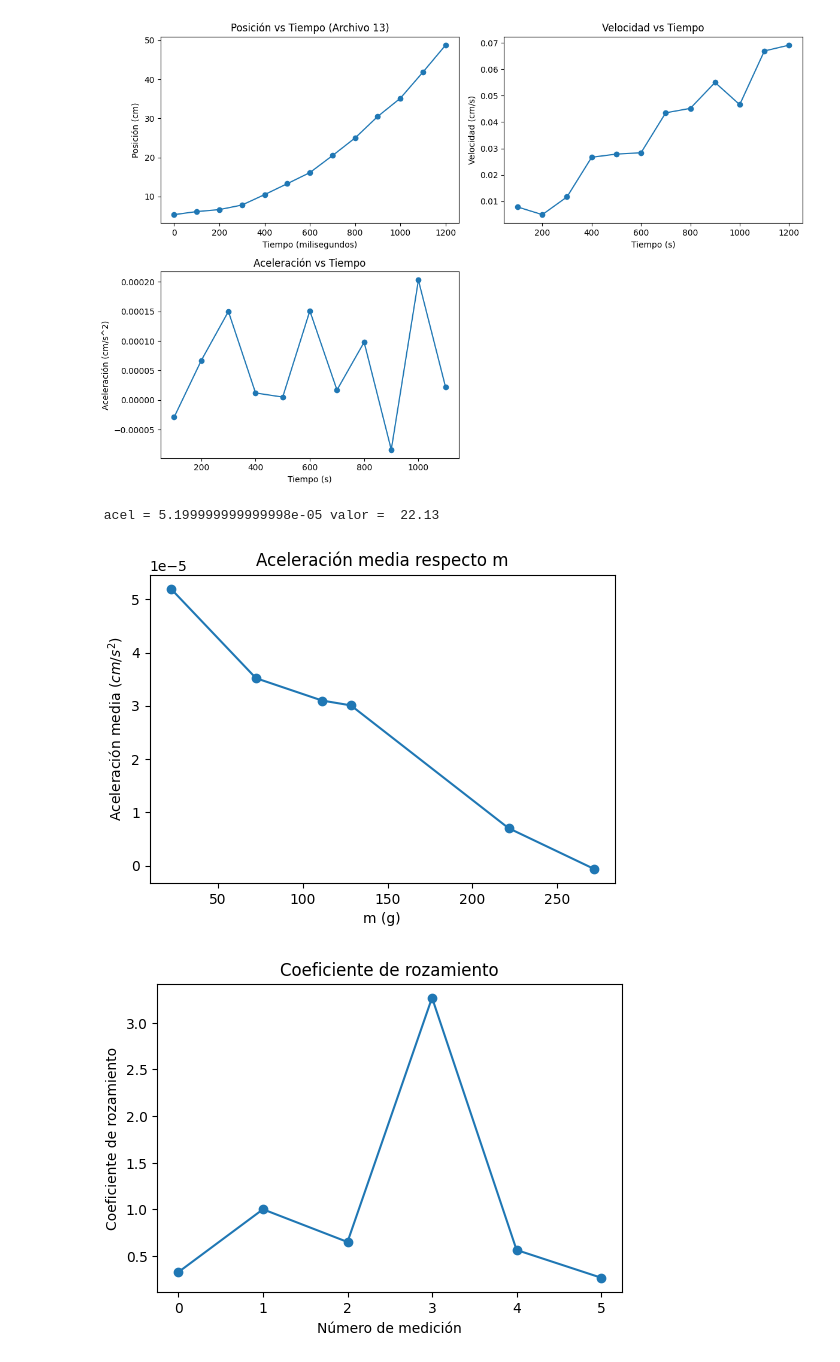
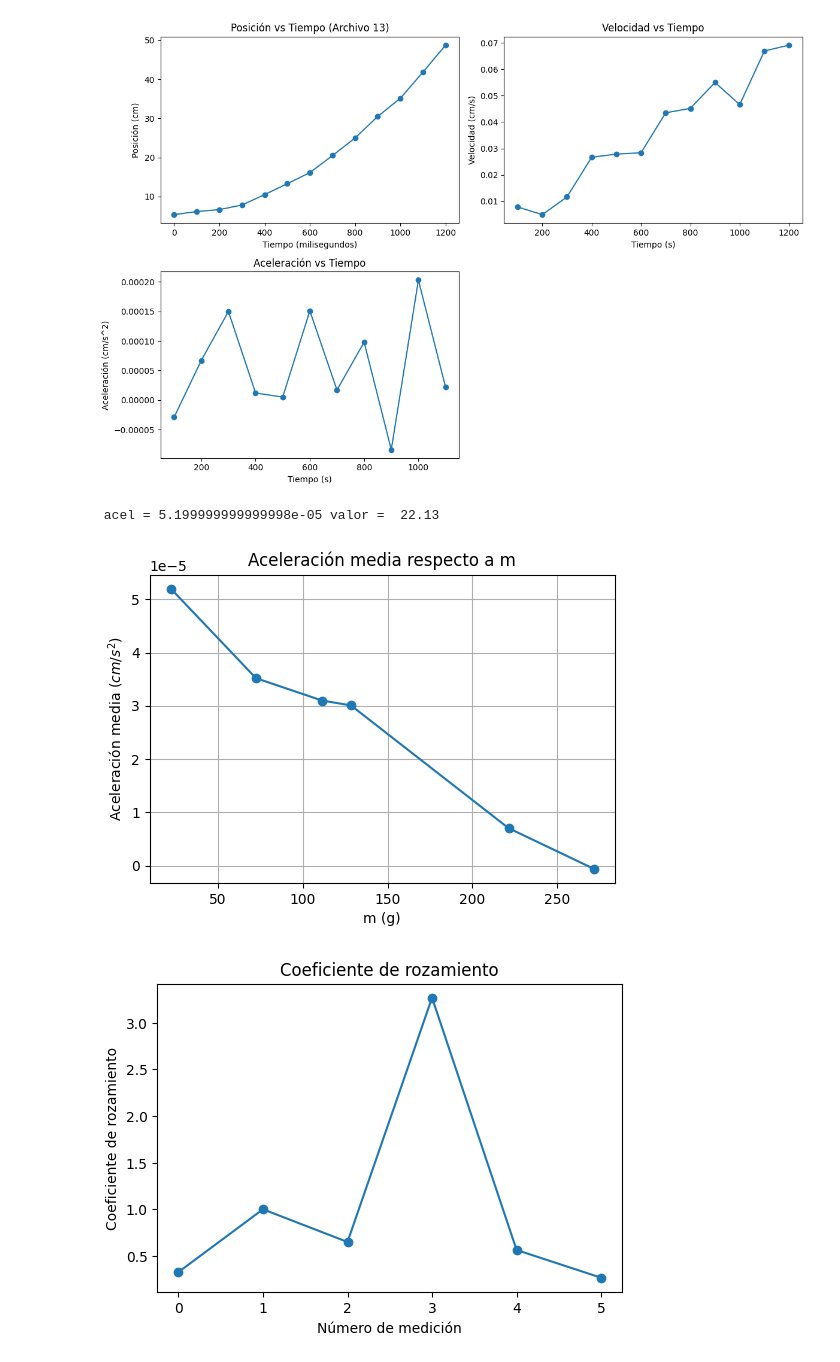
Before and after one commit to BryanDrexler/Fisica_TP3, a Jupyter notebook: tp3.ipynb, the cells around one changed output. Drawn from its saved outputs; the diff is of its cells as text; code cells hidden in the pictures.

```diff
--- a/tp3.ipynb
+++ b/tp3.ipynb
@@ -148,36 +148,36 @@ def acel_vs_masa(datos, valor_m, valor_M ):
     aceleraciones_medias =[]
 
     for i, datos_archivo in enumerate(datos):
         # Extraemos los tiempos y posiciones
         tiempos = [float(dato[0]) for dato in datos_archivo]
         posiciones = [float(dato[1]) for dato in datos_archivo]
 
         # Restamos el primer tiempo a todos los tiempos
         primer_tiempo = tiempos[0]
         tiempos = [t - primer_tiempo for t in tiempos]
 
         # Obtenemos las masas m y M para este conjunto de datos
         m, M = valor_m[i-1], valor_M[i-1]
 
-
         aceleracion_media, velocidades_media = calcular_y_graficar(tiempos, posiciones, m, M)
         if i == 3: print(f" acel = {aceleracion_media} valor =  {valor_m[i]}")
         aceleraciones_medias.append(aceleracion_media)
         if i == 5: break
     # Graficamos la aceleración media en función de m
     aceleraciones_medias, valor_m = zip(*sorted(zip(aceleraciones_medias, valor_m)))
     plt.figure(figsize=(6, 4))
     plt.plot(valor_m, aceleraciones_medias, 'o-')
-    plt.title('Aceleración media respecto m')
+    plt.title('Aceleración media respecto a m')
     plt.xlabel('m (g)')
     plt.ylabel('Aceleración media ($cm/s^2$)')
+    plt.grid()
     plt.show()
     return aceleraciones_medias
 
 aceleracion_media = acel_vs_masa(datos, valor_m, valor_M )
 # %% [output]
  acel = 5.199999999999998e-05 valor =  22.13
-[figure, old version]
+[figure, new version]
 # %%
 def estimar_coef_rozamiento(aceleracion_media, valor_m, valor_M, plot = False):
     coef_rozamientos = []  # Lista para almacenar los coeficientes de rozamiento
```
